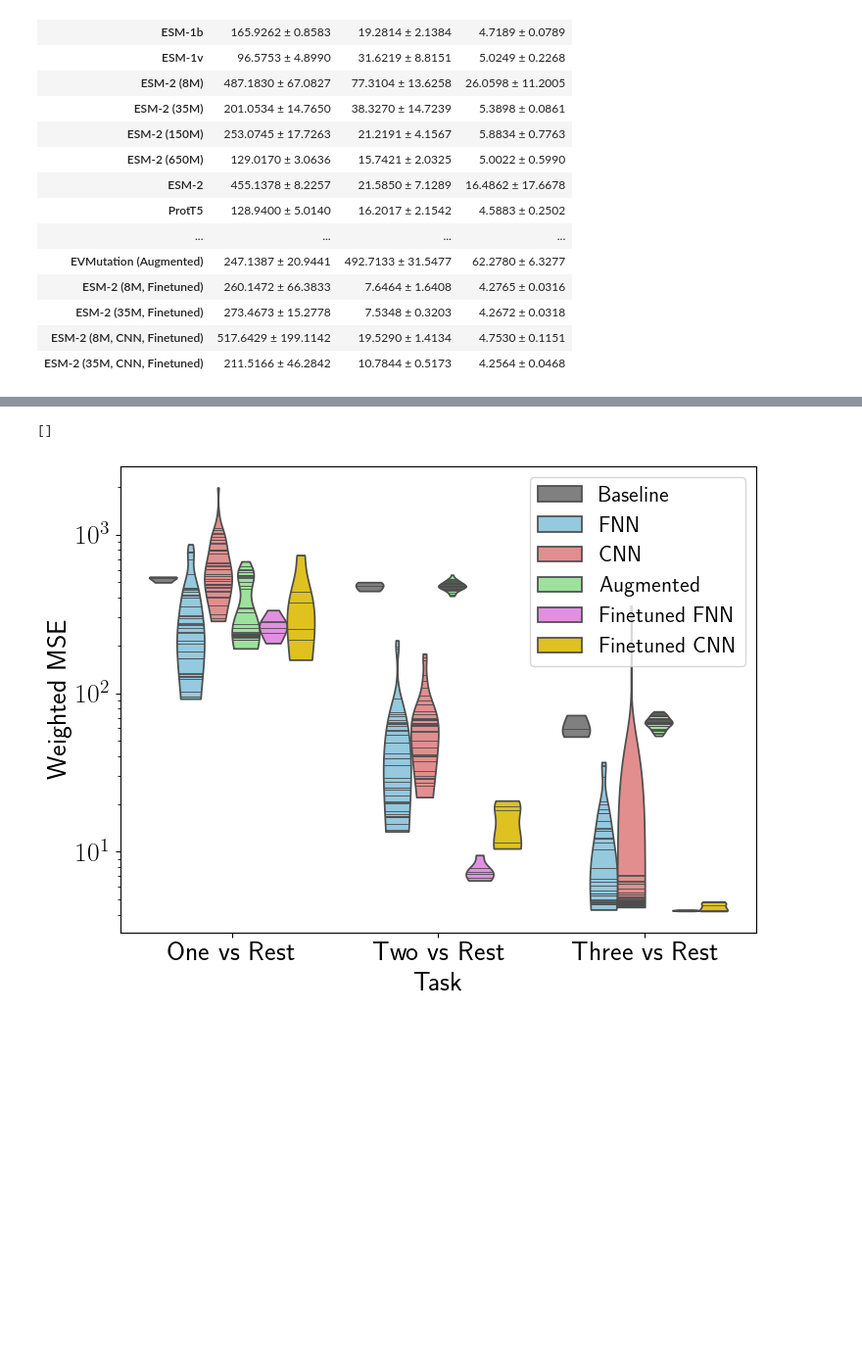
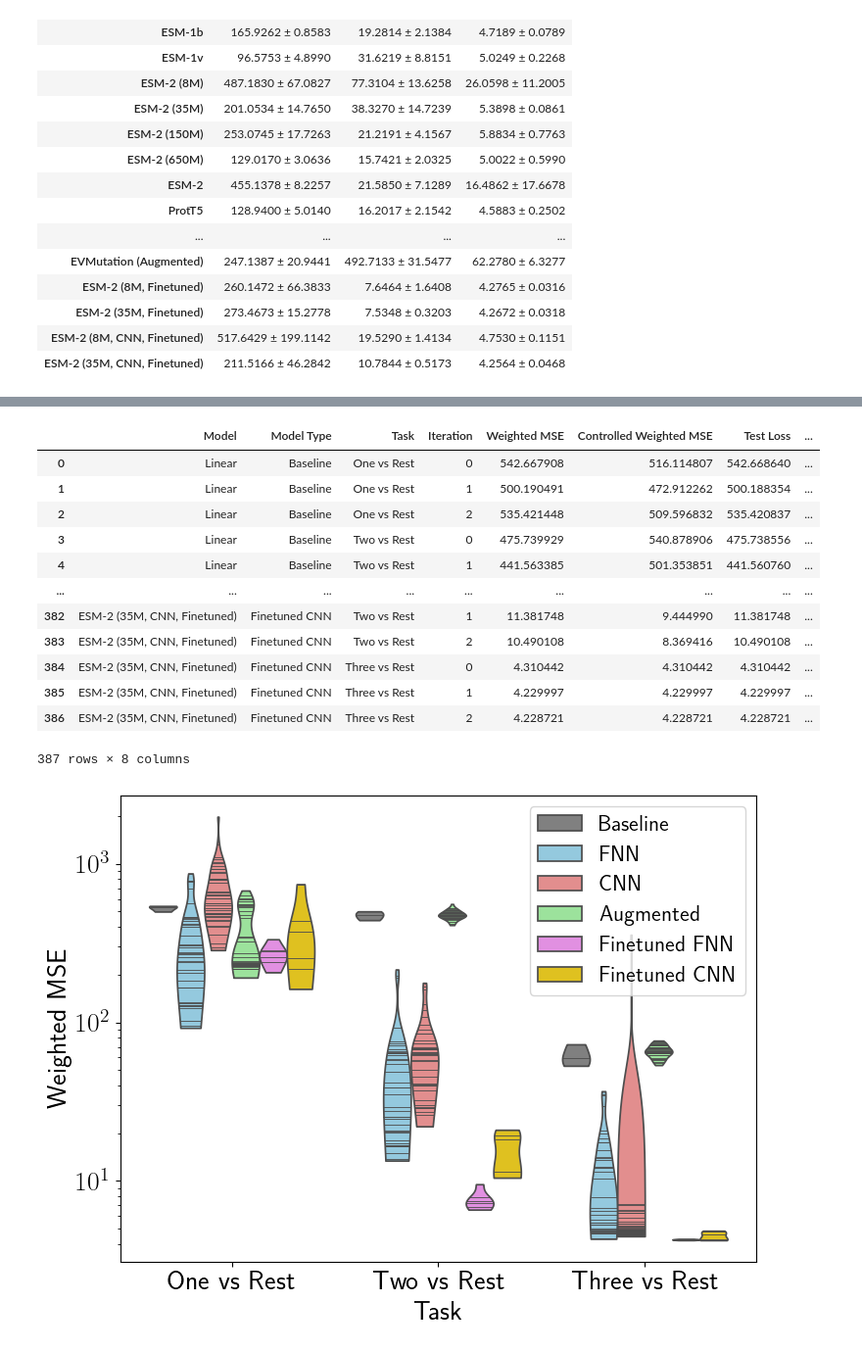
Before and after one commit to vikram-sundar/FLIGHTED_public, a Jupyter notebook: notebooks/FLIGHTED_DHARMA_TEV_Benchmarking.ipynb, the cells around one changed output, grey strips where cells are left out. Shown at 98% size. Saved outputs shown, nothing was run; the diff lists cells and outputs as text; code cells hidden in the pictures; blank space fills up the shorter version.

```diff
--- a/notebooks/FLIGHTED_DHARMA_TEV_Benchmarking.ipynb
+++ b/notebooks/FLIGHTED_DHARMA_TEV_Benchmarking.ipynb
@@ -560,13 +569,26 @@ for model_embedding_label, y_pred_sample, y_true_sample, y_var_sample, split, mo
 # %%
 tasks = ['One vs Rest', 'Two vs Rest', 'Three vs Rest']
 fig, ax = plt.subplots(figsize=(8, 6))
 sns.violinplot(results_df, x='Task', y='Weighted MSE', hue='Model Type', density_norm='width', hue_order=['Baseline', 'FNN', 'CNN', 'Augmented', 'Finetuned FNN', 'Finetuned CNN'], palette=['grey', 'skyblue', 'lightcoral', 'lightgreen', 'violet', 'gold'], cut=0, inner="stick")
 ax.set_xticklabels(tasks)
 fig.tight_layout()
 ax.legend(fontsize=16)
 ax.semilogy()
+results_df
 # %% [output]
+|  | Model | Model Type | Task | Iteration | Weighted MSE | Controlled Weighted MSE | Test Loss | ... |
+| 0 | Linear | Baseline | One vs Rest | 0 | 542.667908 | 516.114807 | 542.668640 | ... |
+| 1 | Linear | Baseline | One vs Rest | 1 | 500.190491 | 472.912262 | 500.188354 | ... |
+| 2 | Linear | Baseline | One vs Rest | 2 | 535.421448 | 509.596832 | 535.420837 | ... |
+| 3 | Linear | Baseline | Two vs Rest | 0 | 475.739929 | 540.878906 | 475.738556 | ... |
+| 4 | Linear | Baseline | Two vs Rest | 1 | 441.563385 | 501.353851 | 441.560760 | ... |
+| ... | ... | ... | ... | ... | ... | ... | ... | ... |
+| 382 | ESM-2 (35M, CNN, Finetuned) | Finetuned CNN | Two vs Rest | 1 | 11.381748 | 9.444990 | 11.381748 | ... |
+| 383 | ESM-2 (35M, CNN, Finetuned) | Finetuned CNN | Two vs Rest | 2 | 10.490108 | 8.369416 | 10.490108 | ... |
+| 384 | ESM-2 (35M, CNN, Finetuned) | Finetuned CNN | Three vs Rest | 0 | 4.310442 | 4.310442 | 4.310442 | ... |
+| 385 | ESM-2 (35M, CNN, Finetuned) | Finetuned CNN | Three vs Rest | 1 | 4.229997 | 4.229997 | 4.229997 | ... |
+| 386 | ESM-2 (35M, CNN, Finetuned) | Finetuned CNN | Three vs Rest | 2 | 4.228721 | 4.228721 | 4.228721 | ... |
-[]
+387 rows × 8 columns
 [figure]
 # %%
 pd.options.mode.chained_assignment = None
```
Also changed, not shown: parts of 12 cells of this notebook, 3 other files.
